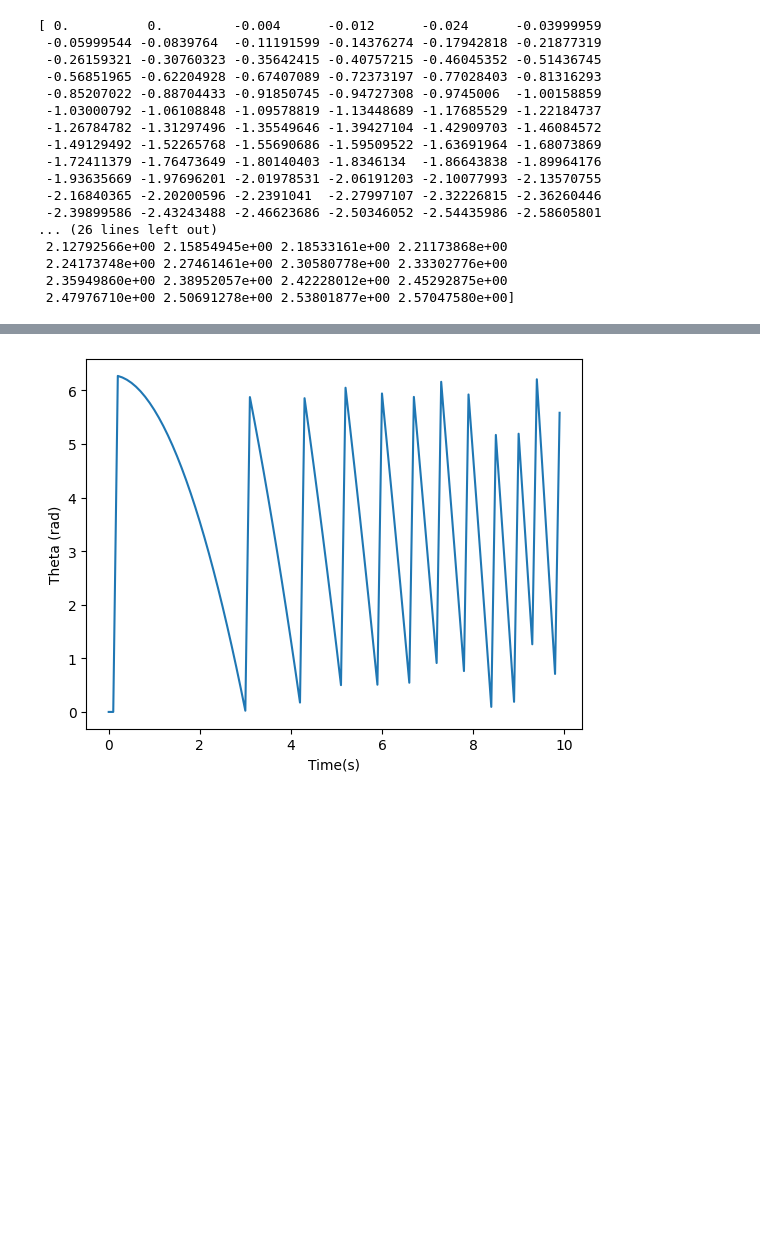
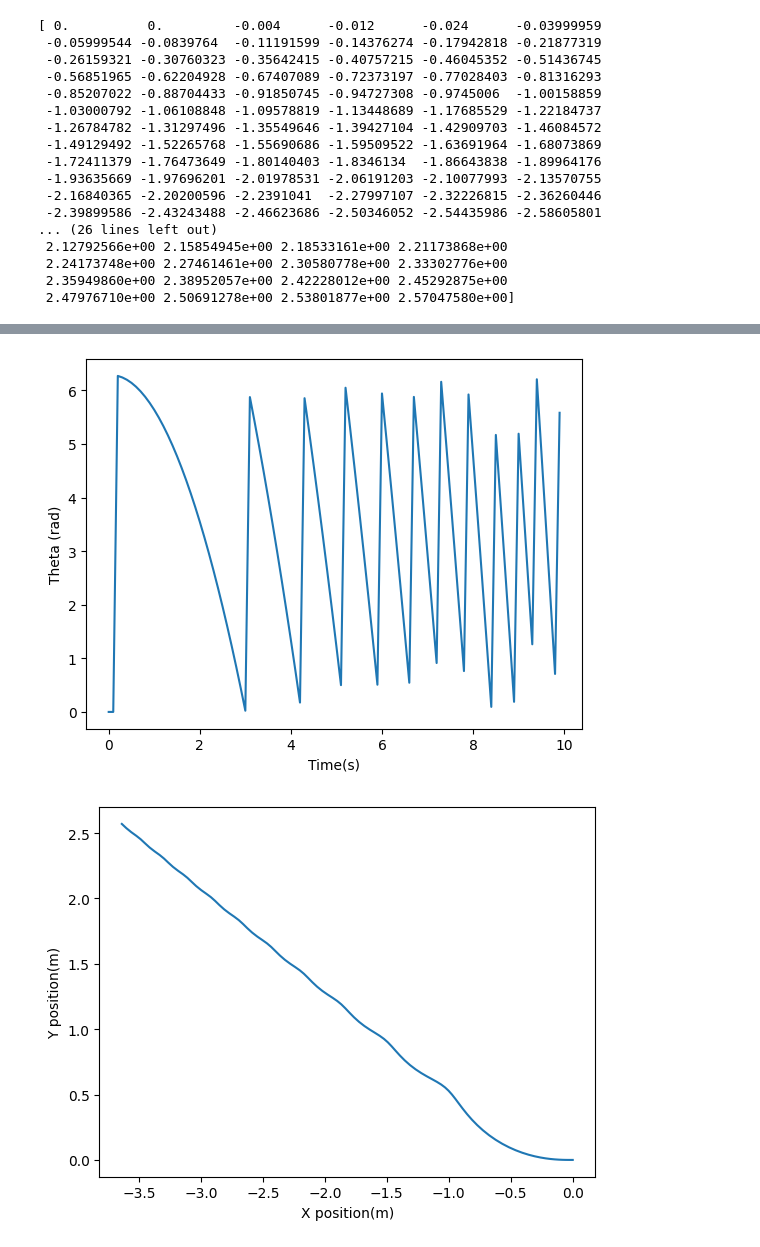
Before and after one commit to vizdiz/python-refresher, a Jupyter notebook: plotter.ipynb, the cells around one changed output, grey strips where cells are left out. Saved outputs shown, nothing was run; the diff lists cells and outputs as text; code cells hidden in the pictures; blank space fills up the shorter version.

Commit message:
Corrected indices for simulate_auv2_motion, add x v. y plot

```diff
--- a/plotter.ipynb
+++ b/plotter.ipynb
@@ -281,35 +25,41 @@ def plot_auv2_motion_2d(t, x, y, theta):
     plt.ylabel("Theta (rad)")
     plt.show()
 
+    plt.plot(x, y, label="X v. Y")
+    plt.xlabel("X position(m)")
+    plt.ylabel("Y position(m)")
+    plt.show()
+
 
 def plot_auv2_motion_3d(t, x, y, theta):
     ax = plt.axes(projection="3d")
     ax.plot3D(t, x, y)
 
     plt.show()
 
 
 print(x)
 print(y)
 plot_auv2_motion_2d(t, x, y, theta)
 # %% [output]
 [ 0.          0.         -0.004      -0.012      -0.024      -0.03999959
  -0.05999544 -0.0839764  -0.11191599 -0.14376274 -0.17942818 -0.21877319
  -0.26159321 -0.30760323 -0.35642415 -0.40757215 -0.46045352 -0.51436745
  -0.56851965 -0.62204928 -0.67407089 -0.72373197 -0.77028403 -0.81316293
  -0.85207022 -0.88704433 -0.91850745 -0.94727308 -0.9745006  -1.00158859
  -1.03000792 -1.06108848 -1.09578819 -1.13448689 -1.17685529 -1.22184737
  -1.26784782 -1.31297496 -1.35549646 -1.39427104 -1.42909703 -1.46084572
  -1.49129492 -1.52265768 -1.55690686 -1.59509522 -1.63691964 -1.68073869
  -1.72411379 -1.76473649 -1.80140403 -1.8346134  -1.86643838 -1.89964176
  -1.93635669 -1.97696201 -2.01978531 -2.06191203 -2.10077993 -2.13570755
  -2.16840365 -2.20200596 -2.2391041  -2.27997107 -2.32226815 -2.36260446
  -2.39899586 -2.43243488 -2.46623686 -2.50346052 -2.54435986 -2.58605801
 ... (26 lines left out)
  2.12792566e+00 2.15854945e+00 2.18533161e+00 2.21173868e+00
  2.24173748e+00 2.27461461e+00 2.30580778e+00 2.33302776e+00
  2.35949860e+00 2.38952057e+00 2.42228012e+00 2.45292875e+00
  2.47976710e+00 2.50691278e+00 2.53801877e+00 2.57047580e+00]
 [figure]
 [figure]
 [figure]
+[figure, added]
```
Also changed, not shown: parts of 2 cells of this notebook, 2 other files.
